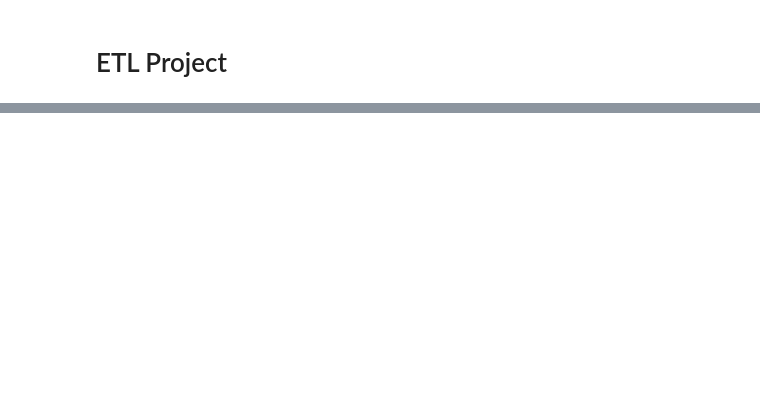
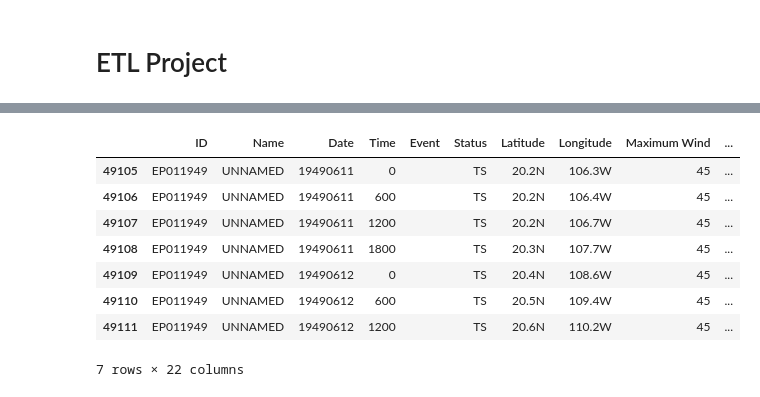
Before and after one commit to Survifit/ETLProject, a Jupyter notebook: Hartje_Howard_ETLProject.ipynb, the cells around one changed output, grey strips where cells are left out. Saved outputs shown, nothing was run; the diff lists cells and outputs as text; code cells hidden in the pictures; blank space fills up the shorter version.

Commit message:
Steph's updates to Jupyter Notebook for transforming Hurricane data

```diff
--- a/Hartje_Howard_ETLProject.ipynb
+++ b/Hartje_Howard_ETLProject.ipynb
@@ -11,0 +24,6 @@ import requests
+# %%
+#Extract Atlantic Storm Data
+
+AtlanticStorm = "Data/Atlantic_Storms.csv"
+AtlanticStorm_df = pd.read_csv(AtlanticStorm)
+AtlanticStorm_df.head()
@@ -11,0 +38,6 @@ import requests
+# %%
+#Extract Pacific Storm Data
+
+PacificStorm = "Data/Pacific_Storms.csv"
+PacificStorm_df = pd.read_csv(PacificStorm)
+PacificStorm_df.head()
@@ -11,0 +52,6 @@ import requests
+# %%
+# Combine Atlantic and Pacific Storm Data
+
+AtlPacStorms = [AtlanticStorm_df, PacificStorm_df]
+AtlPacStorms_df = pd.concat(AtlPacStorms).reset_index(drop=True)
+AtlPacStorms_df.head()
@@ -11,0 +66,14 @@ import requests
+# %%
+# Check that Pacific Storms are included in combined df
+
+AtlPacStorms_df.loc[AtlPacStorms_df['ID'] == "EP011949"]
+# %% [output]
+|  | ID | Name | Date | Time | Event | Status | Latitude | Longitude | Maximum Wind | ... |
+| 49105 | EP011949 | UNNAMED | 19490611 | 0 |  | TS | 20.2N | 106.3W | 45 | ... |
+| 49106 | EP011949 | UNNAMED | 19490611 | 600 |  | TS | 20.2N | 106.4W | 45 | ... |
+| 49107 | EP011949 | UNNAMED | 19490611 | 1200 |  | TS | 20.2N | 106.7W | 45 | ... |
+| 49108 | EP011949 | UNNAMED | 19490611 | 1800 |  | TS | 20.3N | 107.7W | 45 | ... |
+| 49109 | EP011949 | UNNAMED | 19490612 | 0 |  | TS | 20.4N | 108.6W | 45 | ... |
+| 49110 | EP011949 | UNNAMED | 19490612 | 600 |  | TS | 20.5N | 109.4W | 45 | ... |
+| 49111 | EP011949 | UNNAMED | 19490612 | 1200 |  | TS | 20.6N | 110.2W | 45 | ... |
+7 rows × 22 columns
```
Also changed, not shown: parts of 12 cells of this notebook, 2 other files.
